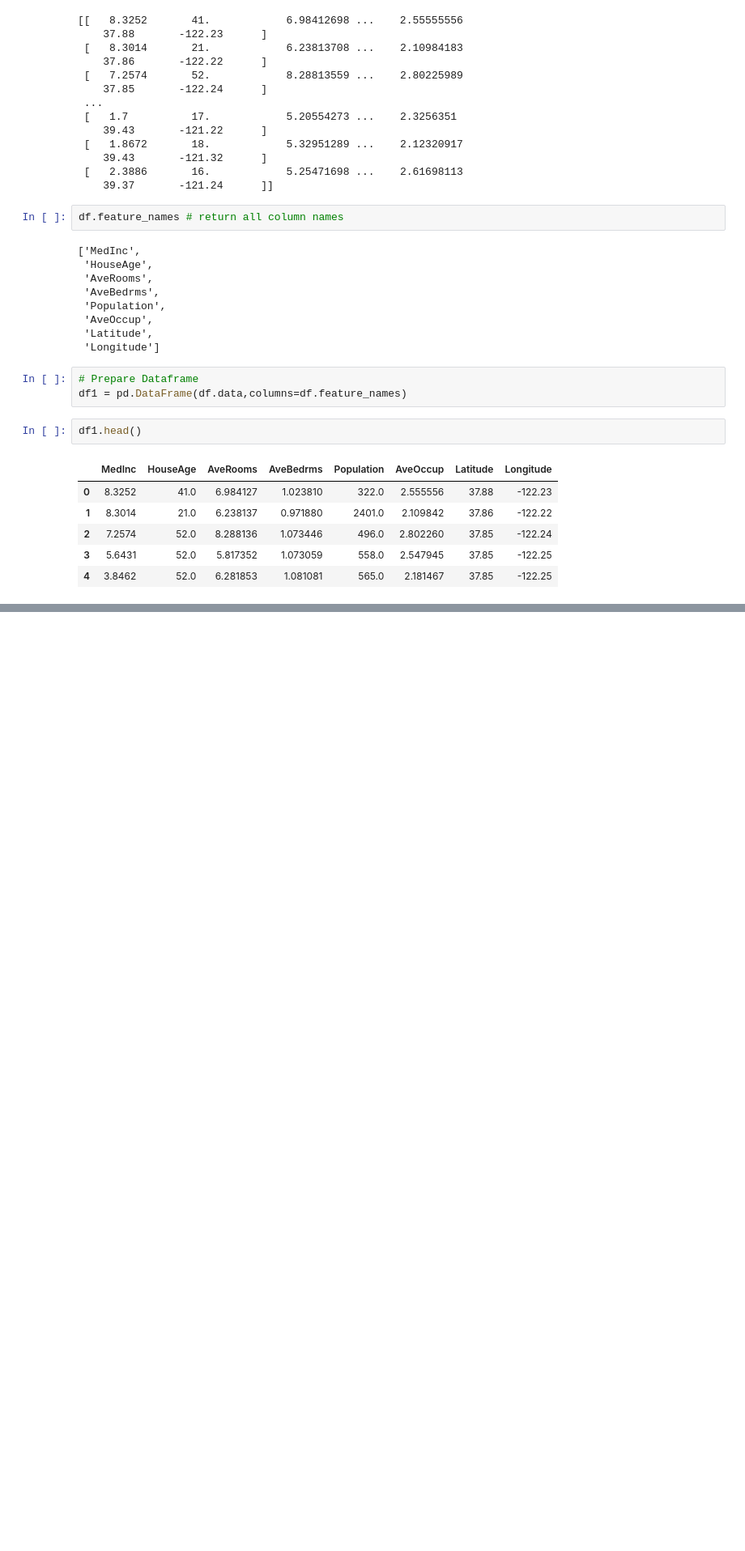
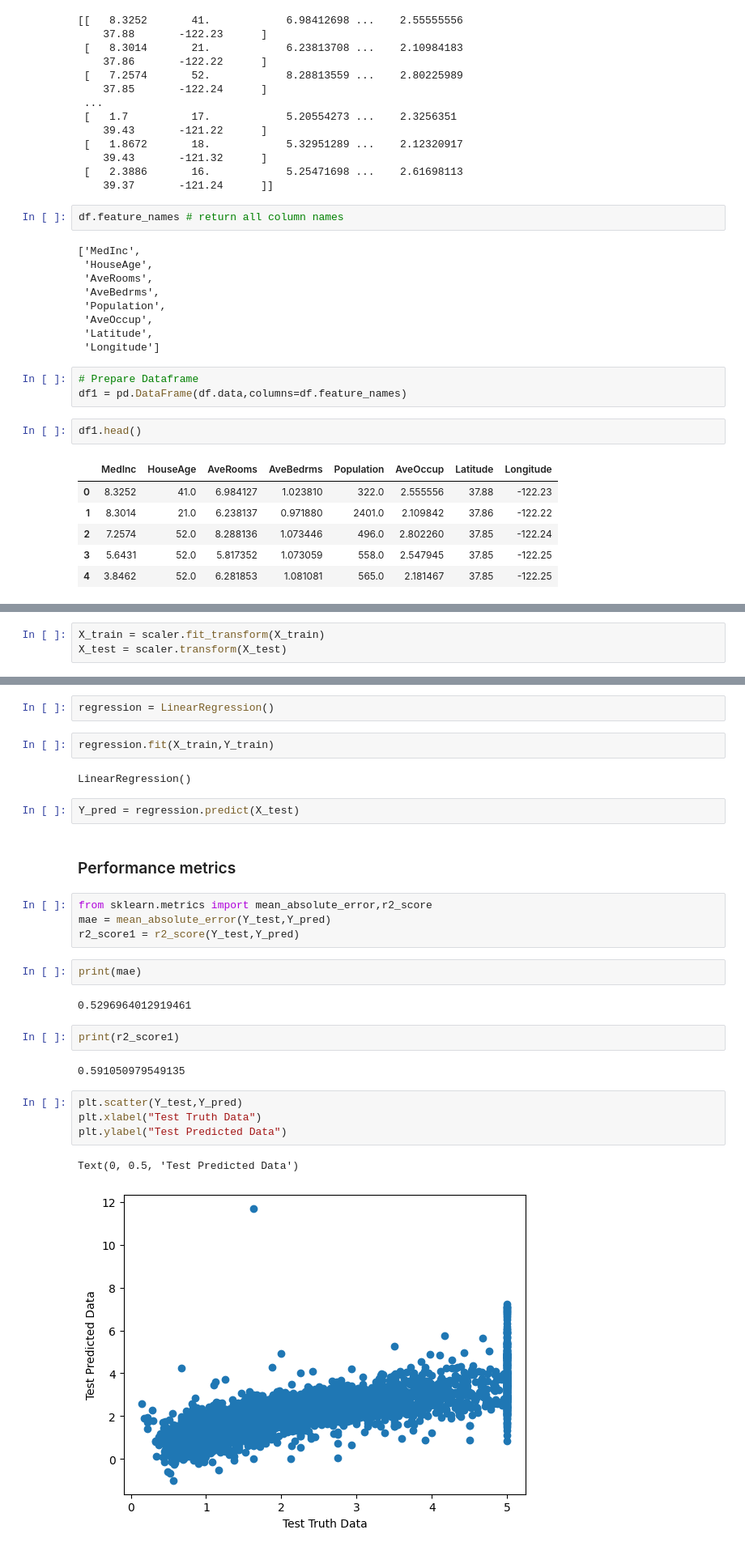
Before and after one commit to manishparihar3618/data-science, a Jupyter notebook: 04_Machine_learning/01_Linear_Regression/02_multiple_regression/03_california_multiple_reg_model.ipynb, the cells around one changed output, grey strips where cells are left out. Shown at 81% size. Cells and saved outputs as stored; diff of their text form; blank space fills up the shorter version.

```diff
--- a/04_Machine_learning/01_Linear_Regression/02_multiple_regression/03_california_multiple_reg_model.ipynb
+++ b/04_Machine_learning/01_Linear_Regression/02_multiple_regression/03_california_multiple_reg_model.ipynb
@@ -108,0 +221,3 @@ df =
+# %%
+X_train = scaler.fit_transform(X_train)
+X_test = scaler.transform(X_test)
@@ -108,0 +228,29 @@ df =
+# %%
+regression = LinearRegression()
+# %%
+regression.fit(X_train,Y_train)
+# %% [output]
+LinearRegression()
+# %%
+Y_pred = regression.predict(X_test)
+# %% [markdown]
+### Performance metrics
+# %%
+from sklearn.metrics import mean_absolute_error,r2_score
+mae = mean_absolute_error(Y_test,Y_pred)
+r2_score1 = r2_score(Y_test,Y_pred)
+# %%
+print(mae)
+# %% [output]
+0.5296964012919461
+# %%
+print(r2_score1)
+# %% [output]
+0.591050979549135
+# %%
+plt.scatter(Y_test,Y_pred)
+plt.xlabel("Test Truth Data")
+plt.ylabel("Test Predicted Data")
+# %% [output]
+Text(0, 0.5, 'Test Predicted Data')
+[figure, added]
```
Also changed, not shown: parts of 22 cells of this notebook.
